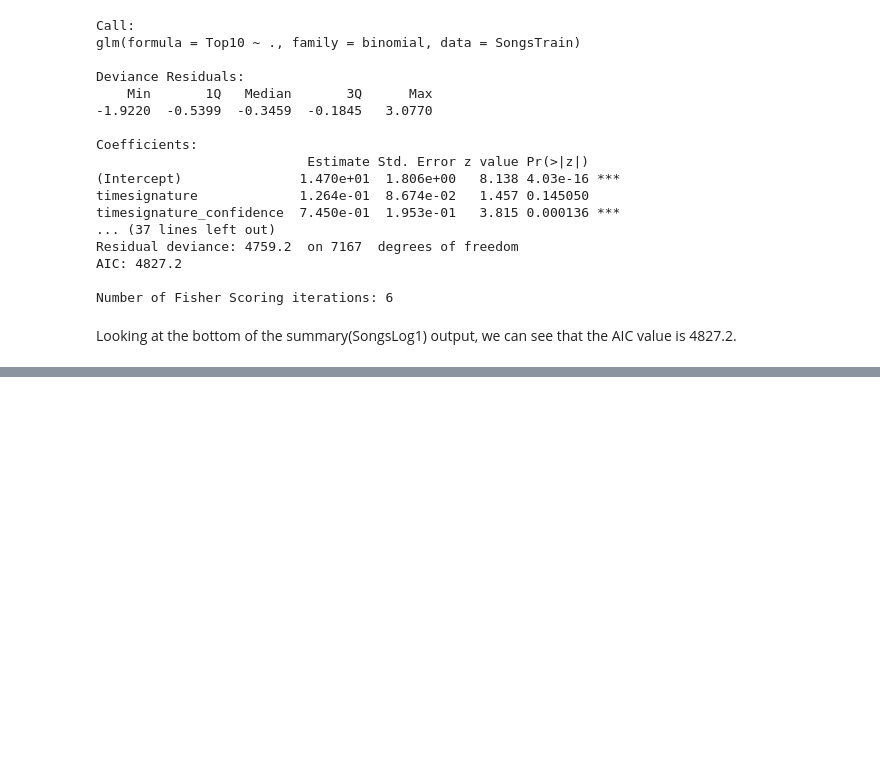
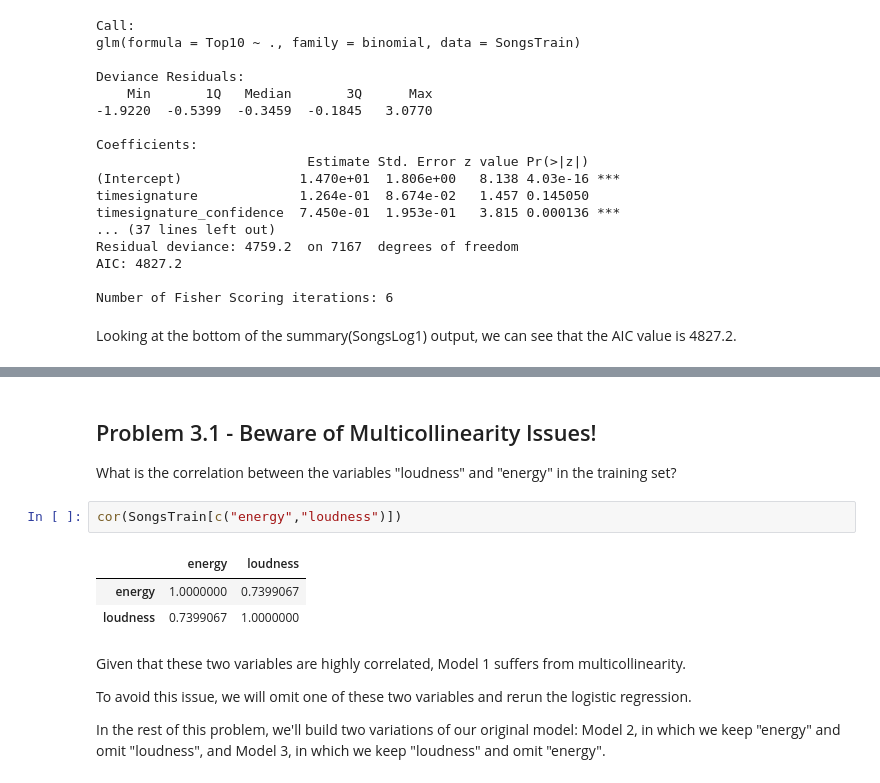
Before and after one commit to Mehdi-H/MITx-15.071x-The-Analytics-Edge---Homework-Assignments, a Jupyter notebook: 3 - Logistic Regression/assignments/popularity of music records/Popularity of Music Records.ipynb, the cells around one changed output, grey strips where cells are left out. Saved outputs shown, nothing was run; the diff lists cells and outputs as text; blank space fills up the shorter version.

Commit message:
[U3-A1] Solving colinearity between energy & loudness

```diff
--- a/3 - Logistic Regression/assignments/popularity of music records/Popularity of Music Records.ipynb
+++ b/3 - Logistic Regression/assignments/popularity of music records/Popularity of Music Records.ipynb
@@ -191,0 +237,16 @@ Looking at the bottom of the summary(SongsLog1) output, we can see that the AIC
+# %% [markdown]
+## Problem 3.1 - Beware of Multicollinearity Issues!
+
+What is the correlation between the variables "loudness" and "energy" in the training set?
+# %%
+cor(SongsTrain[c("energy","loudness")])
+# %% [output]
+|  | energy | loudness |
+| energy | 1.0000000 | 0.7399067 |
+| loudness | 0.7399067 | 1.0000000 |
+# %% [markdown]
+Given that these two variables are highly correlated, Model 1 suffers from multicollinearity.
+
+To avoid this issue, we will omit one of these two variables and rerun the logistic regression.
+
+In the rest of this problem, we'll build two variations of our original model: Model 2, in which we keep "energy" and omit "loudness", and Model 3, in which we keep "loudness" and omit "energy".
```
Also changed, not shown: parts of 17 cells of this notebook.
